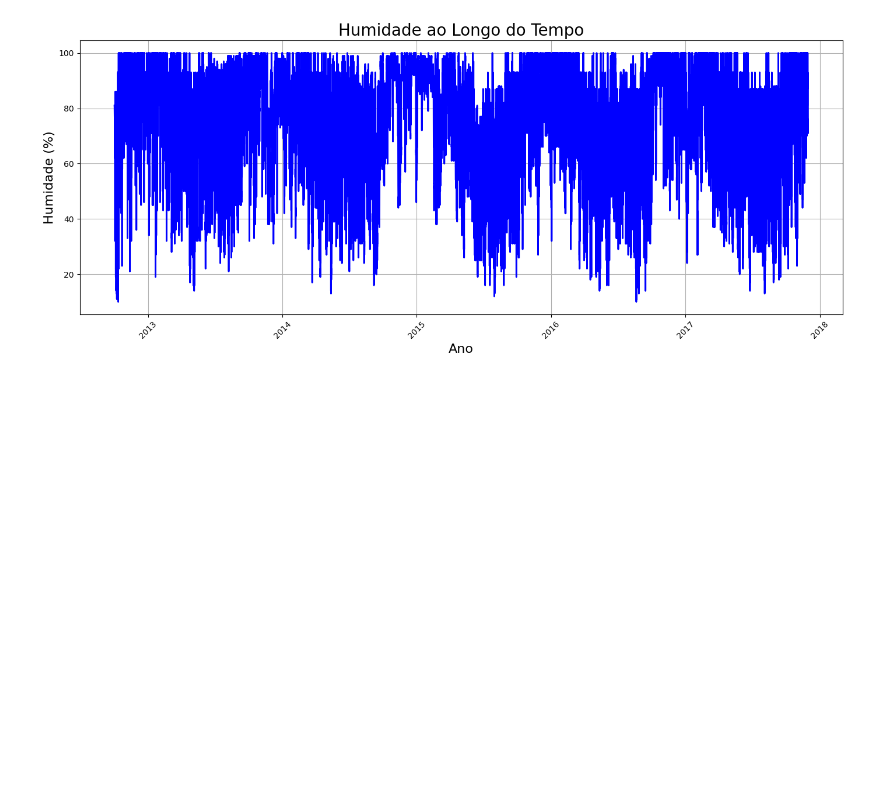
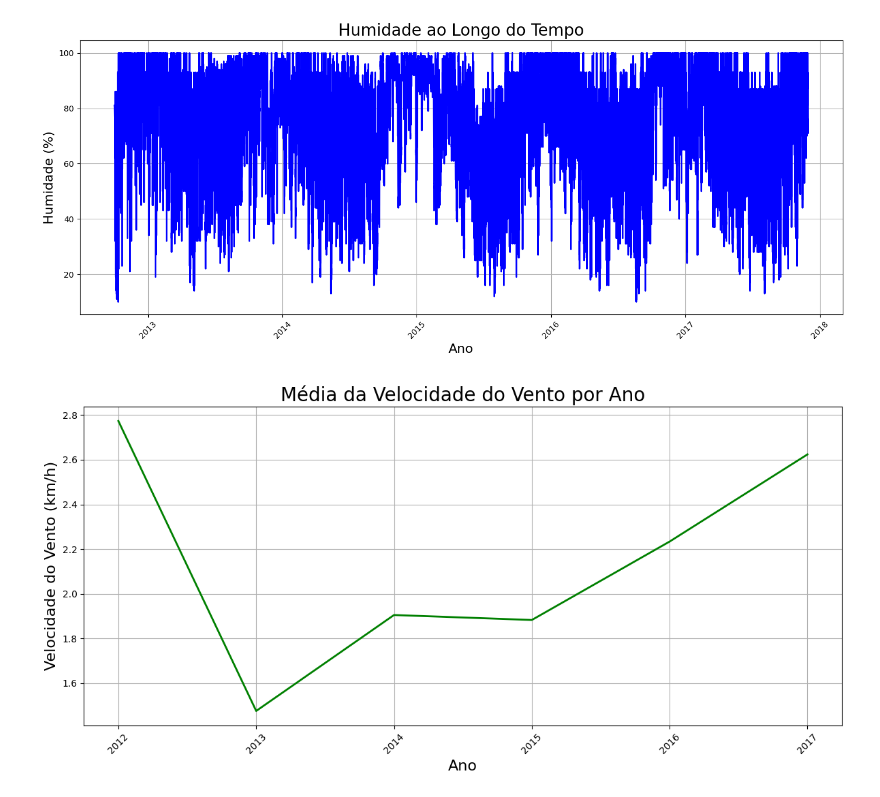
Before and after one commit to LANDOSOUZA/inteligencia_artificial_2025, a Jupyter notebook: aula_5/aula-5_exercicios.ipynb, the cells around one changed output. Cells and saved outputs as stored; diff of their text form; code cells hidden in the pictures; blank space fills up the shorter version.

Commit message:
Update aula-5_exercicios.ipynb
Exercício B

```diff
--- a/aula_5/aula-5_exercicios.ipynb
+++ b/aula_5/aula-5_exercicios.ipynb
@@ -74,3 +74,25 @@ plt.tight_layout()
 plt.show()
 # %% [output]
 [figure]
+# %%
+#Exercício B:
+# Plote o gráfico velocidade do ventox ano, colocando titulo na imagem, título dos eixos, alterando o tamanho da imagem e da fonte
+
+# Extrair o ano da coluna 'data'
+df['ano'] = df['data'].dt.year
+
+# Agrupar por ano e calcular a média da velocidade do vento
+df_vento = df.groupby('ano')['velocidade do vento'].mean().reset_index()
+
+# Plotar o gráfico
+plt.figure(figsize=(12, 6))
+plt.plot(df_vento['ano'], df_vento['velocidade do vento'], color='green', linewidth=2)
+plt.title('Média da Velocidade do Vento por Ano', fontsize=20)
+plt.xlabel('Ano', fontsize=16)
+plt.ylabel('Velocidade do Vento (km/h)', fontsize=16)
+plt.grid(True)
+plt.xticks(df_vento['ano'], rotation=45)
+plt.tight_layout()
+plt.show()
+# %% [output]
+[figure, added]
```
